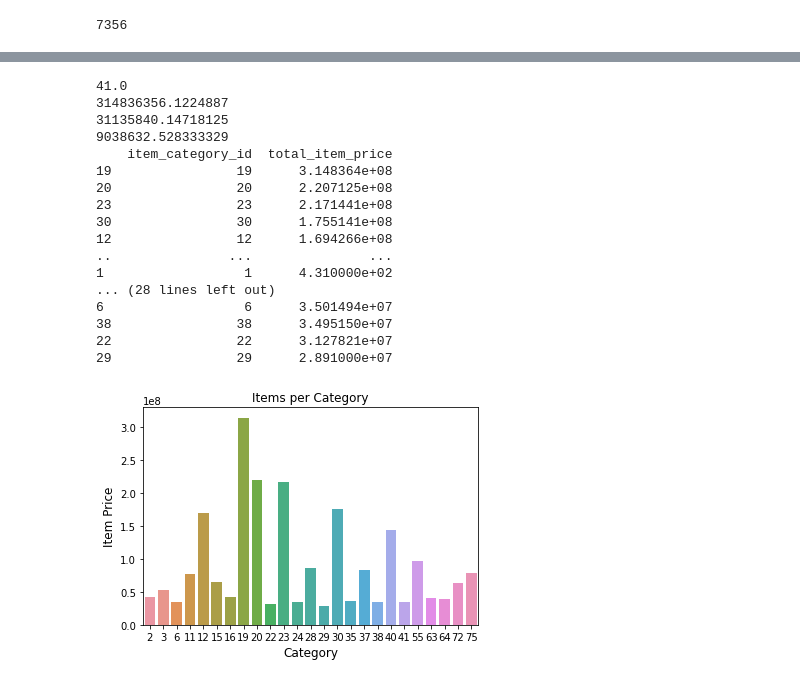
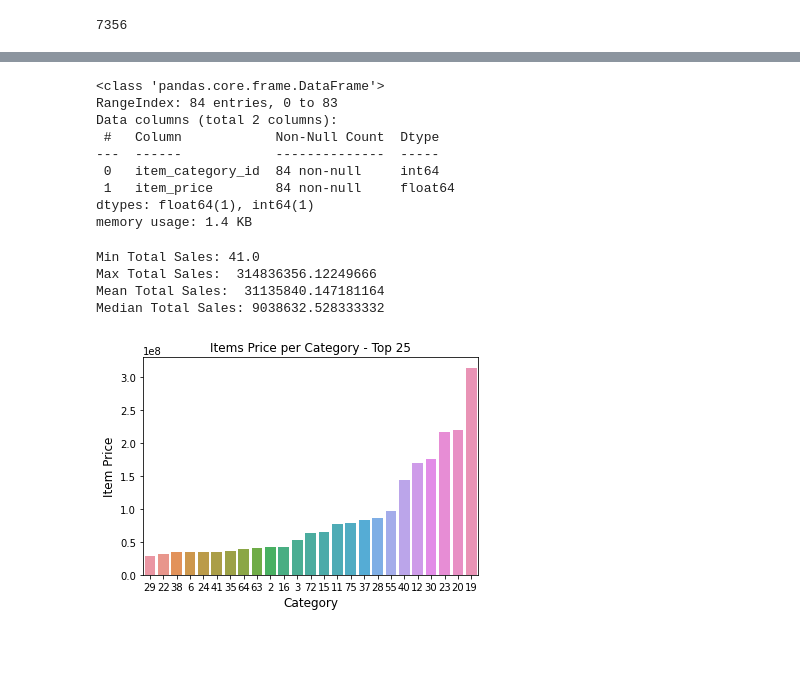
Before and after one commit to mingxiang1006/Predict_Futre_Sale, a Jupyter notebook: doc/data_exploration_cleaning.ipynb, the cells around one changed output, grey strips where cells are left out. Cells and saved outputs as stored; diff of their text form; code cells hidden in the pictures; blank space fills up the shorter version.

```diff
--- a/doc/data_exploration_cleaning.ipynb
+++ b/doc/data_exploration_cleaning.ipynb
@@ -128,41 +104,57 @@ print(x)
+# %%
+# Checking totaly sales per item category
+train = pd.read_csv("C:/Users/KANGHEA/OneDrive - Hilti/Study/WQD7003/Assignment/GroupAssignment/sales_train.csv")
+
+#sales_item_cat = train.groupby(['item_id'])['item_price'].count()
+
+#print(sales_item_cat.head(n = 25))
+sales_item_cat = pd.merge(train,item,on='item_id')
+
+#For checking specific item category
+#sales_item_cat = sales_item_cat[sales_item_cat.item_category_id.isin(["40"])]
+
+sales_item_cat = sales_item_cat[['item_category_id','item_price']]
+
+sales_item_cat = sales_item_cat.groupby(['item_category_id'])[['item_price']].agg('sum').reset_index()
+
+sales_item_cat.info()
+
+sales_item_cat = sales_item_cat.rename({'item_category_id': 'item_category_id', 'item_price': 'total_item_price'}, axis='columns')
+# %% [output]
+<class 'pandas.core.frame.DataFrame'>
+RangeIndex: 84 entries, 0 to 83
+Data columns (total 2 columns):
+ #   Column            Non-Null Count  Dtype
+---  ------            --------------  -----
+ 0   item_category_id  84 non-null     int64
+ 1   item_price        84 non-null     float64
+dtypes: float64(1), int64(1)
+memory usage: 1.4 KB
 # %%
 #print(x)
 
-print(x.total_item_price.min())
-print(x.total_item_price.max())
-print(x.total_item_price.mean())
-print(x.total_item_price.median())
+print('Min Total Sales: {}'.format(sales_item_cat.total_item_price.min()))
+print('Max Total Sales:  {}'.format(sales_item_cat.total_item_price.max()))
+print('Mean Total Sales:  {}'.format(sales_item_cat.total_item_price.mean()))
+print('Median Total Sales: {}'.format(sales_item_cat.total_item_price.median()))
 
-x = x.sort_values(by=['total_item_price'], ascending =False)
-print(x)
+sales_item_cat = sales_item_cat.sort_values(by=['total_item_price'], ascending =False)
 
-x = x.head(n = 25)
-
-print(x)
+#Maybe need more but for now just take 25.
+sales_item_cat_top25 = sales_item_cat.head(n = 25)
 
 # #plot
 # plt.figure(figsize=(8,4))
-ax= sns.barplot(x.item_category_id, x.total_item_price)
-plt.title("Items per Category")
+ax= sns.barplot(sales_item_cat_top25.item_category_id,
+                sales_item_cat_top25.total_item_price,
+               order=sales_item_cat_top25.sort_values('total_item_price').item_category_id)
+plt.title("Items Price per Category - Top 25")
 plt.ylabel('Item Price', fontsize=12)
 plt.xlabel('Category', fontsize=12)
 plt.show()
 # %% [output]
-41.0
-314836356.1224887
-31135840.14718125
-9038632.528333329
-    item_category_id  total_item_price
-19                19      3.148364e+08
-20                20      2.207125e+08
-23                23      2.171441e+08
-30                30      1.755141e+08
-12                12      1.694266e+08
-..               ...               ...
-1                  1      4.310000e+02
-... (28 lines left out)
-6                  6      3.501494e+07
-38                38      3.495150e+07
-22                22      3.127821e+07
-29                29      2.891000e+07
+Min Total Sales: 41.0
+Max Total Sales:  314836356.12249666
+Mean Total Sales:  31135840.147181164
+Median Total Sales: 9038632.528333332
-[figure, old version]
+[figure, new version]
```
Also changed, not shown: parts of 9 cells of this notebook.
